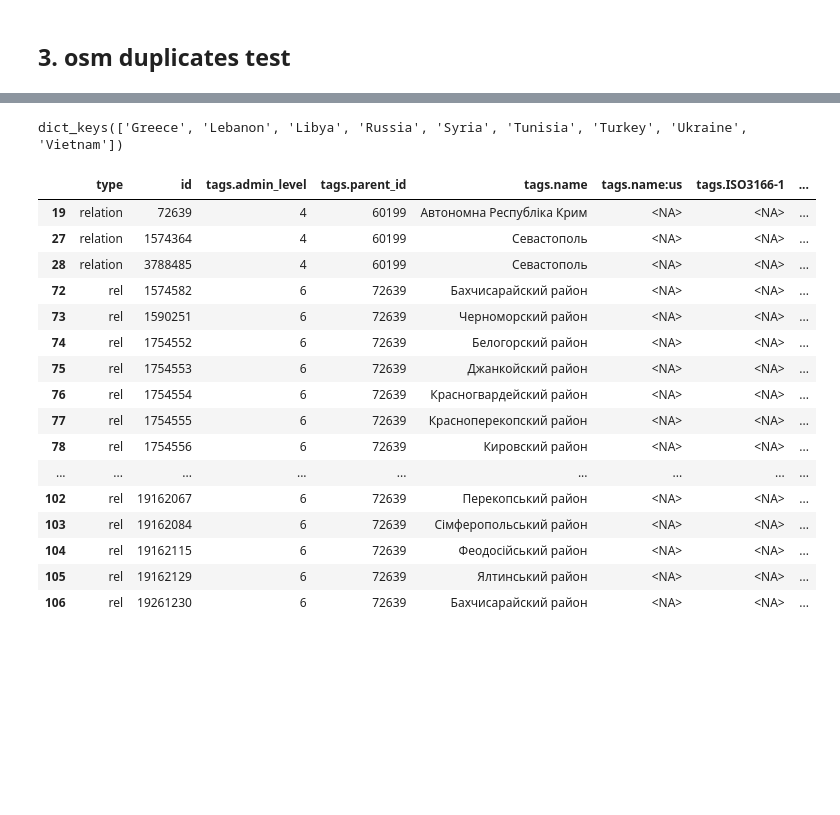
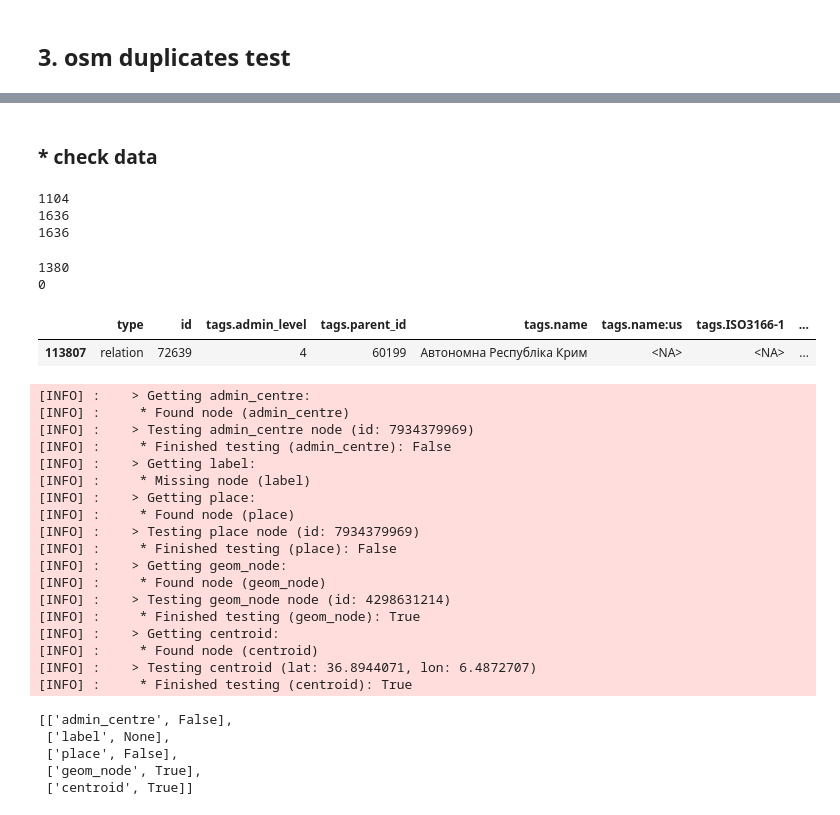
Before and after one commit to diego-vega-centeno/administrative-divisions-osm-scrape, a Jupyter notebook: notebooks/clean_and_test.ipynb, the cells around one changed output, grey strips where cells are left out. Saved outputs shown, nothing was run; the diff lists cells and outputs as text; code cells hidden in the pictures; blank space fills up the shorter version.

Commit message:
Test and get dups to delete

```diff
--- a/notebooks/clean_and_test.ipynb
+++ b/notebooks/clean_and_test.ipynb
@@ -645,24 +480,28 @@ for k,df in df_by_cntr.items():
-# %%
-df_by_cntr_to_test.keys()
-# %% [output]
-dict_keys(['Greece', 'Lebanon', 'Libya', 'Russia', 'Syria', 'Tunisia', 'Turkey', 'Ukraine', 'Vietnam'])
-# %%
-df_by_cntr_to_test['Ukraine']
-# %% [output]
-|  | type | id | tags.admin_level | tags.parent_id | tags.name | tags.name:us | tags.ISO3166-1 | ... |
-| 19 | relation | 72639 | 4 | 60199 | Автономна Республіка Крим | <NA> | <NA> | ... |
-| 27 | relation | 1574364 | 4 | 60199 | Севастополь | <NA> | <NA> | ... |
-| 28 | relation | 3788485 | 4 | 60199 | Севастополь | <NA> | <NA> | ... |
-| 72 | rel | 1574582 | 6 | 72639 | Бахчисарайский район | <NA> | <NA> | ... |
-| 73 | rel | 1590251 | 6 | 72639 | Черноморский район | <NA> | <NA> | ... |
-| 74 | rel | 1754552 | 6 | 72639 | Белогорский район | <NA> | <NA> | ... |
-| 75 | rel | 1754553 | 6 | 72639 | Джанкойский район | <NA> | <NA> | ... |
-| 76 | rel | 1754554 | 6 | 72639 | Красногвардейский район | <NA> | <NA> | ... |
-| 77 | rel | 1754555 | 6 | 72639 | Красноперекопский район | <NA> | <NA> | ... |
-| 78 | rel | 1754556 | 6 | 72639 | Кировский район | <NA> | <NA> | ... |
-| ... | ... | ... | ... | ... | ... | ... | ... | ... |
-| 102 | rel | 19162067 | 6 | 72639 | Перекопський район | <NA> | <NA> | ... |
-| 103 | rel | 19162084 | 6 | 72639 | Сімферопольський район | <NA> | <NA> | ... |
-| 104 | rel | 19162115 | 6 | 72639 | Феодосійський район | <NA> | <NA> | ... |
-| 105 | rel | 19162129 | 6 | 72639 | Ялтинський район | <NA> | <NA> | ... |
-| 106 | rel | 19261230 | 6 | 72639 | Бахчисарайский район | <NA> | <NA> | ... |
+# %% [markdown]
+### * check data
+# %%
+dups_id = df_all[df_all.duplicated(subset=['id'])]['id'].to_list()
+print(len(dups_id))
+
+dups_df = df_all[df_all.duplicated(subset=['id'], keep=False)]
+print(len(dups_df))
+
+dups_id_tuples = dups_df[['id','tags.parent_id','tags.country_id']].apply(tuple, axis=1).to_list()
+print(len(dups_id_tuples))
+# %% [output]
+1104
+1636
+1636
+# %%
+dups_id_parent = df_all[df_all.duplicated(subset=['id','tags.parent_id'], keep=False)][['id','tags.parent_id']].apply(tuple, axis=1).to_list()
+print(len(dups_id_parent))
+dups_id_parent_cntr = df_all[df_all.duplicated(subset=['id','tags.parent_id','tags.country_id'], keep=False)][['id','tags.parent_id','tags.country_id']].apply(tuple, axis=1).to_list()
+print(len(dups_id_parent_cntr))
+# %% [output]
+1380
+0
+# %%
+df_all[(df_all[['id','tags.parent_id','tags.country_id']] == ('72639', '60199', '60199')).all(axis=1)]
+# %% [output]
+|  | type | id | tags.admin_level | tags.parent_id | tags.name | tags.name:us | tags.ISO3166-1 | ... |
+| 113807 | relation | 72639 | 4 | 60199 | Автономна Республіка Крим | <NA> | <NA> | ... |
@@ -668,0 +516,27 @@ df_by_cntr_to_test['Ukraine']
+# %%
+temp1 = too.is_child_inside_parent('6543282','6543265')
+[[k,v['result']] for k,v in temp1.items()]
+# %% [output]
+[INFO] :    > Getting admin_centre:
+[INFO] :     * Found node (admin_centre)
+[INFO] :    > Testing admin_centre node (id: 7934379969)
+[INFO] :     * Finished testing (admin_centre): False
+[INFO] :    > Getting label:
+[INFO] :     * Missing node (label)
+[INFO] :    > Getting place:
+[INFO] :     * Found node (place)
+[INFO] :    > Testing place node (id: 7934379969)
+[INFO] :     * Finished testing (place): False
+[INFO] :    > Getting geom_node:
+[INFO] :     * Found node (geom_node)
+[INFO] :    > Testing geom_node node (id: 4298631214)
+[INFO] :     * Finished testing (geom_node): True
+[INFO] :    > Getting centroid:
+[INFO] :     * Found node (centroid)
+[INFO] :    > Testing centroid (lat: 36.8944071, lon: 6.4872707)
+[INFO] :     * Finished testing (centroid): True
+[['admin_centre', False],
+ ['label', None],
+ ['place', False],
+ ['geom_node', True],
+ ['centroid', True]]
```
Also changed, not shown: parts of 91 cells of this notebook.
